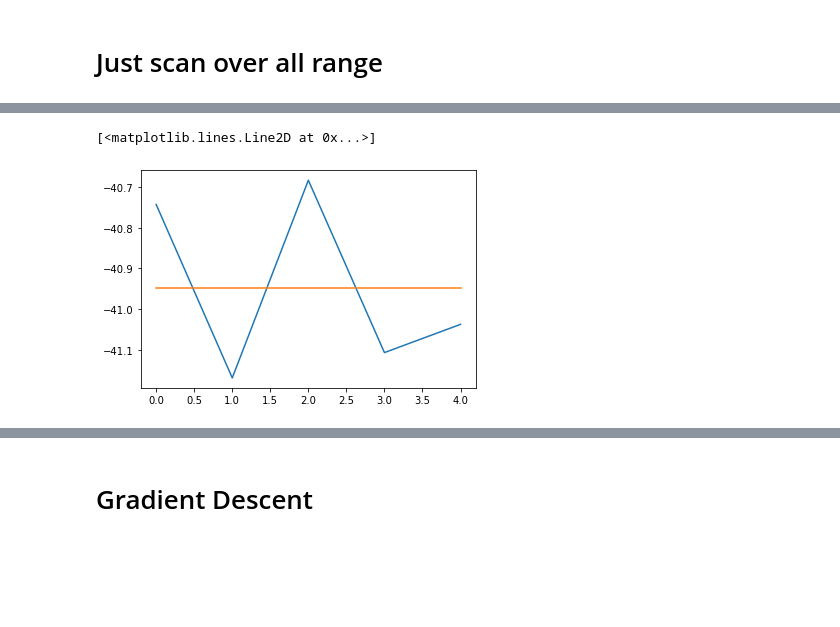
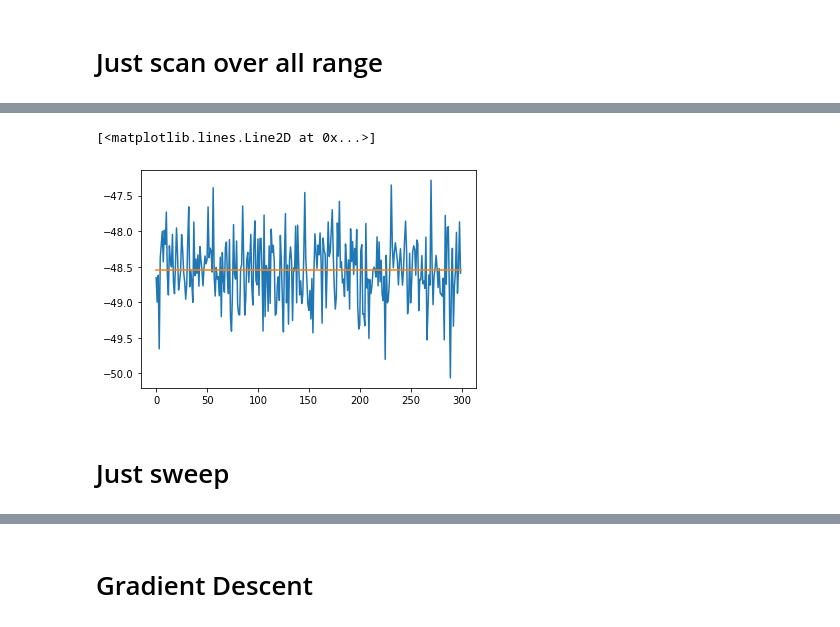
Before and after one commit to NanoYY/ColdMeasurements, a Jupyter notebook: DeMag/Scripts/TWPA calibration/TWPA operating point search.ipynb, the cells around one changed output, grey strips where cells are left out. Cells and saved outputs as stored; diff of their text form; code cells hidden in the pictures; blank space fills up the shorter version.

```diff
--- a/DeMag/Scripts/TWPA calibration/TWPA operating point search.ipynb
+++ b/DeMag/Scripts/TWPA calibration/TWPA operating point search.ipynb
@@ -76,10 +77,14 @@ dcs = np.linspace(dc_min, dc_max, number_of_dc_steps)
 reference_freq = 5.8
 # %%
 vna.set_cw_freq(reference_freq)
-vna.set_power(-10)
-vna.set_nop(5)
-vna.set_band(1000)
+vna.set_power(0)
+vna.set_nop(300)
+vna.set_band(10000)
 one_round_time = vna.ask_sweep_time()/60
+# anapico.on(1)
+
+anapico.off(1)
+dc.set_volt(0)
 
 print('Sweep time: {} m'.format(one_round_time))
 
@@ -94,2 +98,4 @@ WARNING: CHECK ANGLE (rad or deg)!
 [<matplotlib.lines.Line2D at 0x...>]
-[figure, old version]
+[figure, new version]
+# %% [markdown]
+# Just sweep
```
Also changed, not shown: parts of 11 cells of this notebook, 8 other files.
